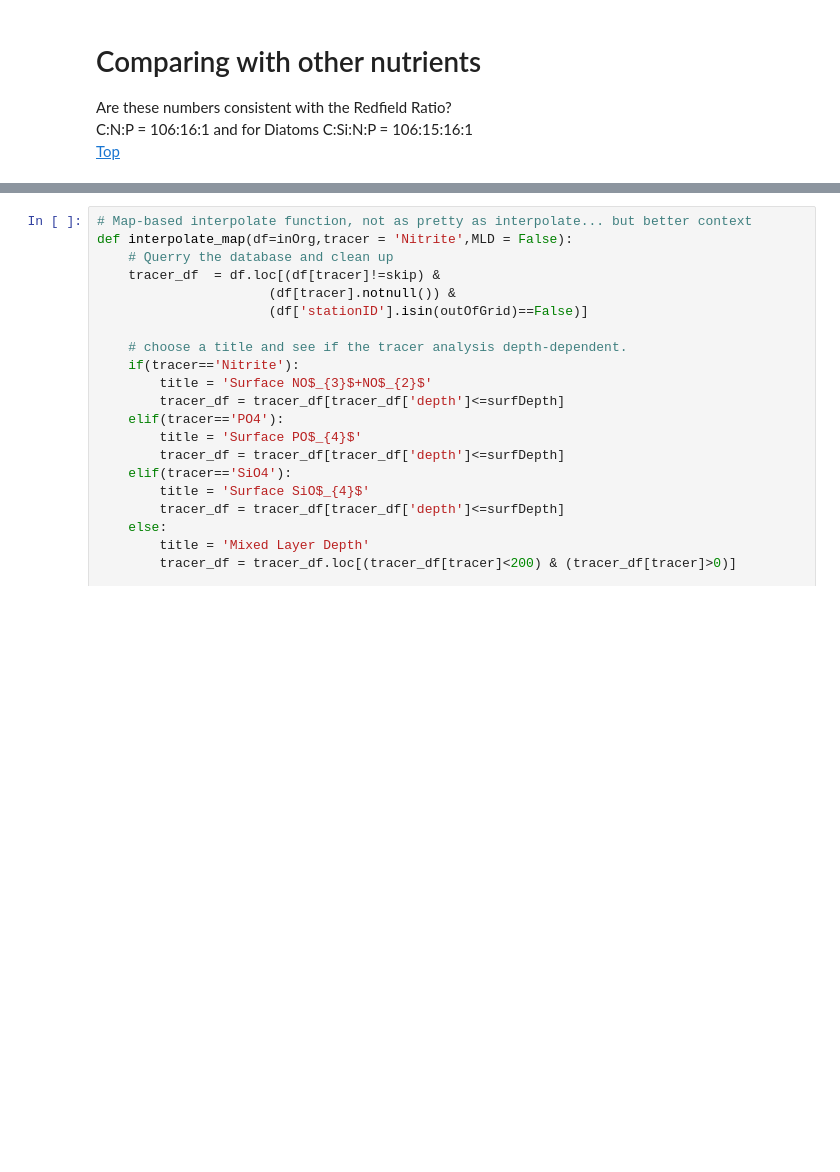
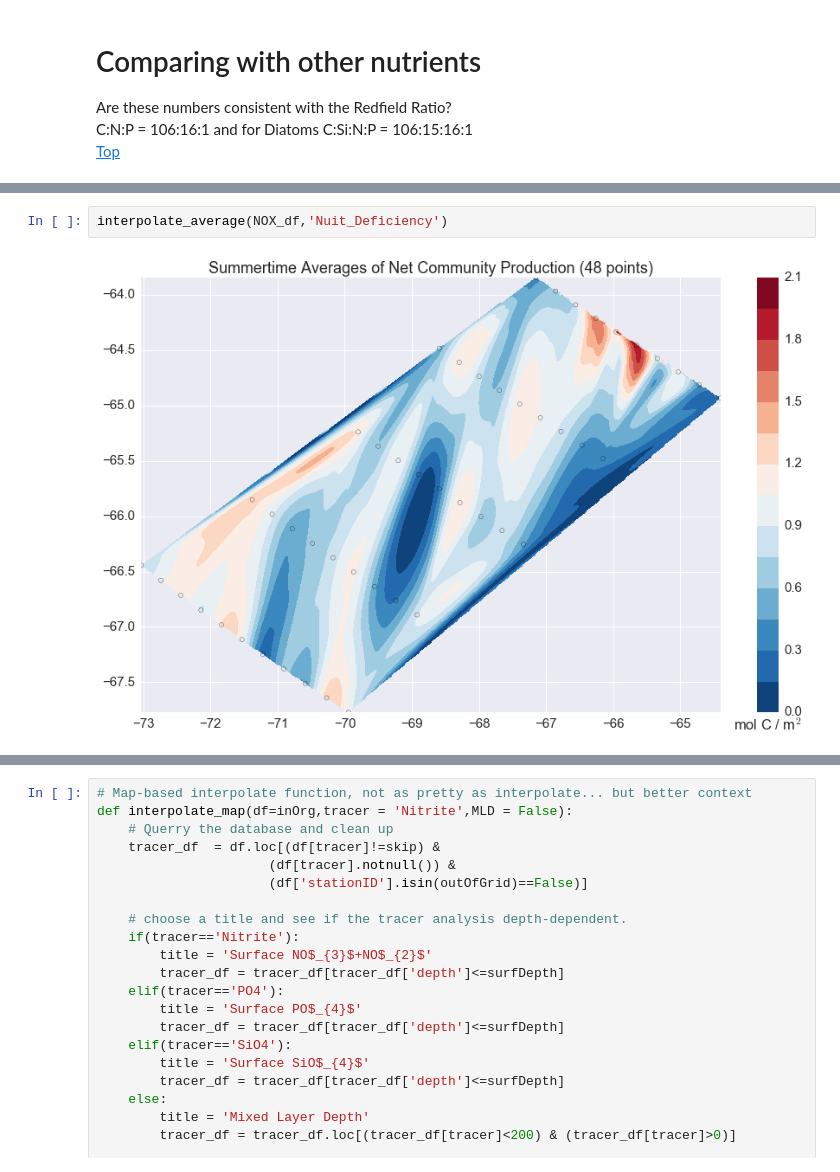
Before and after one commit to yinleon/Palmer, a Jupyter notebook: palmerInOrg.ipynb, the cells around one changed output, grey strips where cells are left out. Drawn from its saved outputs; the diff is of its cells as text; blank space fills up the shorter version.

```diff
--- a/palmerInOrg.ipynb
+++ b/palmerInOrg.ipynb
@@ -962,2 +998,6 @@ N:Si mean 0.9718 Vs 0.9375 Redfield Ratio
+# %%
+interpolate_average(NOX_df,'Nuit_Deficiency')
+# %% [output]
+[figure, added]
 # %% [markdown]
 # Discussion <a id='discussion'></a>
```
Also changed, not shown: parts of 32 cells of this notebook.
